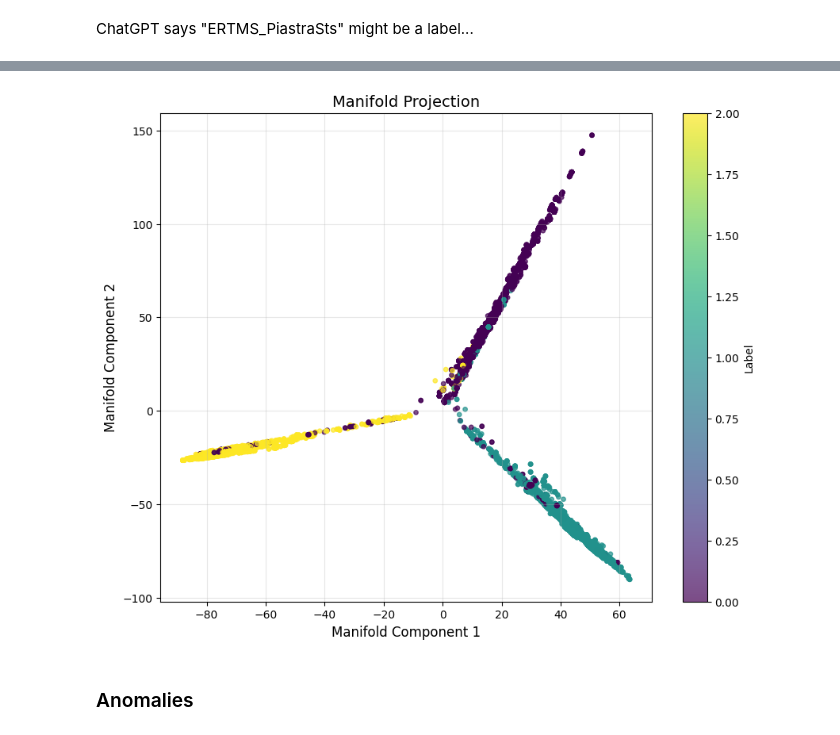
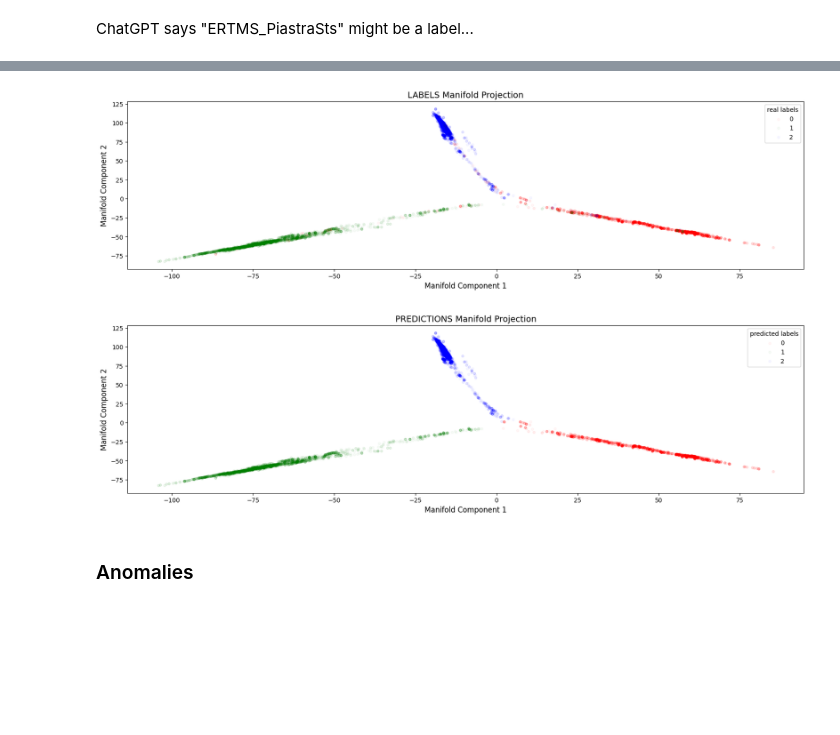
Before and after one commit to DISTA-IoT/Train_IIoT_SyntheticDataGeneration, a Jupyter notebook: synthetic_causal_system.ipynb, the cells around one changed output, grey strips where cells are left out. Drawn from its saved outputs; the diff is of its cells as text; code cells hidden in the pictures; blank space fills up the shorter version.

Commit message:
manifolds

```diff
--- a/synthetic_causal_system.ipynb
+++ b/synthetic_causal_system.ipynb
@@ -800,15 +812,40 @@ all_X_scaled = train_scaler.transform(X_status)
 all_X_scaled = torch.Tensor(all_X_scaled).float()
 anomaly_classifier.eval()
 all_preds, manifold = anomaly_classifier(all_X_scaled)
-all_preds = (torch.sigmoid(output.squeeze()) > 0.5).long()
+all_preds = torch.argmax(all_preds, dim=1)
+all_correct = (all_preds == Y).sum().item()
+all_accuracy = all_correct / len(Y)
+print("Accuracy finale: ", all_accuracy)
 manifold = manifold.numpy()
 
-plt.figure(figsize=(10, 8))
-plt.scatter(manifold[:, 0], manifold[:, 1], c=Y.astype(int), s=15, alpha=0.7)
-plt.title('Manifold Projection', fontsize=14)
+
+
+# Create a list of unique labels
+unique_labels = [int(label) for label in np.unique(Y)]
+plt.figure(figsize=(20, 5))
+
+# Create a scatter plot for each label
+colors = ['r', 'g', 'b']  # Replace with your desired colors
+for label in unique_labels:
+    mask = Y == label
+    plt.scatter(manifold[mask, 0], manifold[mask, 1], c=colors[label], s=15, alpha=0.03)
+# Create the legend
+plt.legend(unique_labels, loc='best', title="real labels")
+# Set the title, labels, and other plot settings
+plt.title('LABELS Manifold Projection', fontsize=14)
 plt.xlabel('Manifold Component 1', fontsize=12)
 plt.ylabel('Manifold Component 2', fontsize=12)
-plt.colorbar(label='Label')
-plt.grid(True, alpha=0.3)
+# Show the plot
 plt.show()
+
+
+plt.figure(figsize=(20, 5))
+for label in unique_labels:
+    mask = all_preds == label
+    plt.scatter(manifold[mask, 0], manifold[mask, 1], c=colors[label], s=15, alpha=0.03)
+plt.legend(unique_labels, loc='best', title="predicted labels")
+plt.title('PREDICTIONS Manifold Projection', fontsize=14)
+plt.xlabel('Manifold Component 1', fontsize=12)
+plt.ylabel('Manifold Component 2', fontsize=12)
+plt.show()
 # %% [output]
@@ -820,4 +858,5 @@ Epoch 41, Test Accuracy: 0.9709
-[figure, old version]
+[figure, new version]
+[figure, added]
 # %% [markdown]
 ### Anomalies
 # %% [markdown]
```
Also changed, not shown: parts of 3 cells of this notebook.
